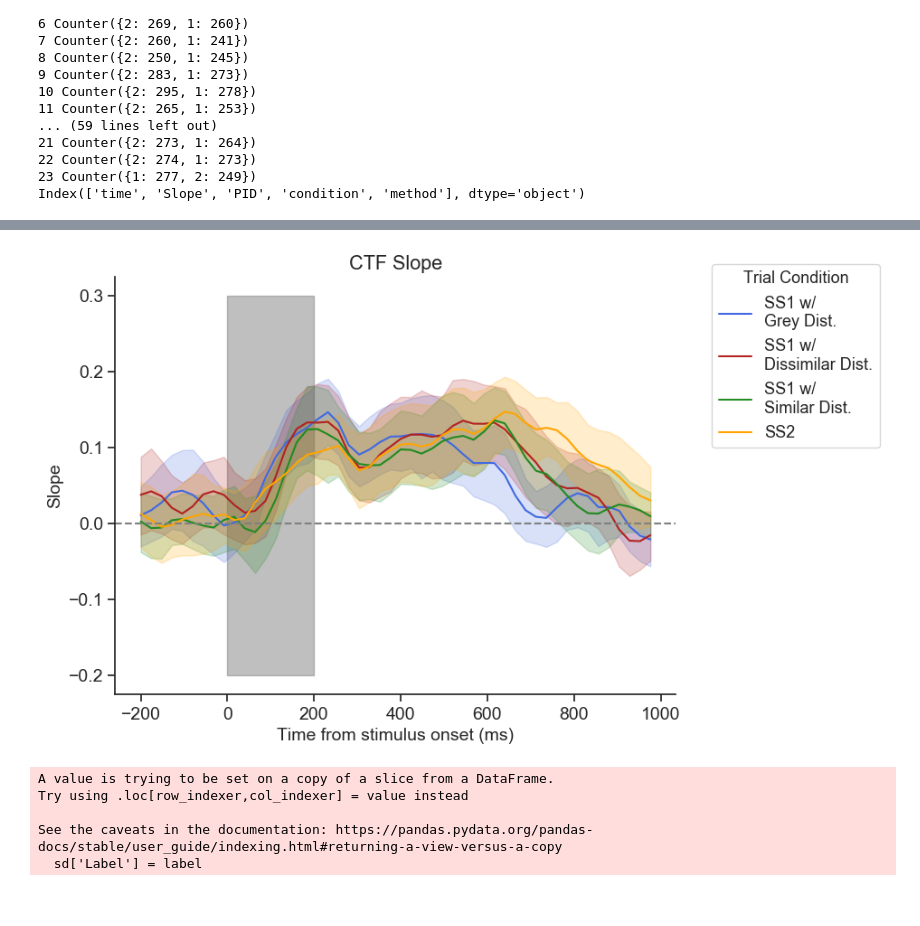
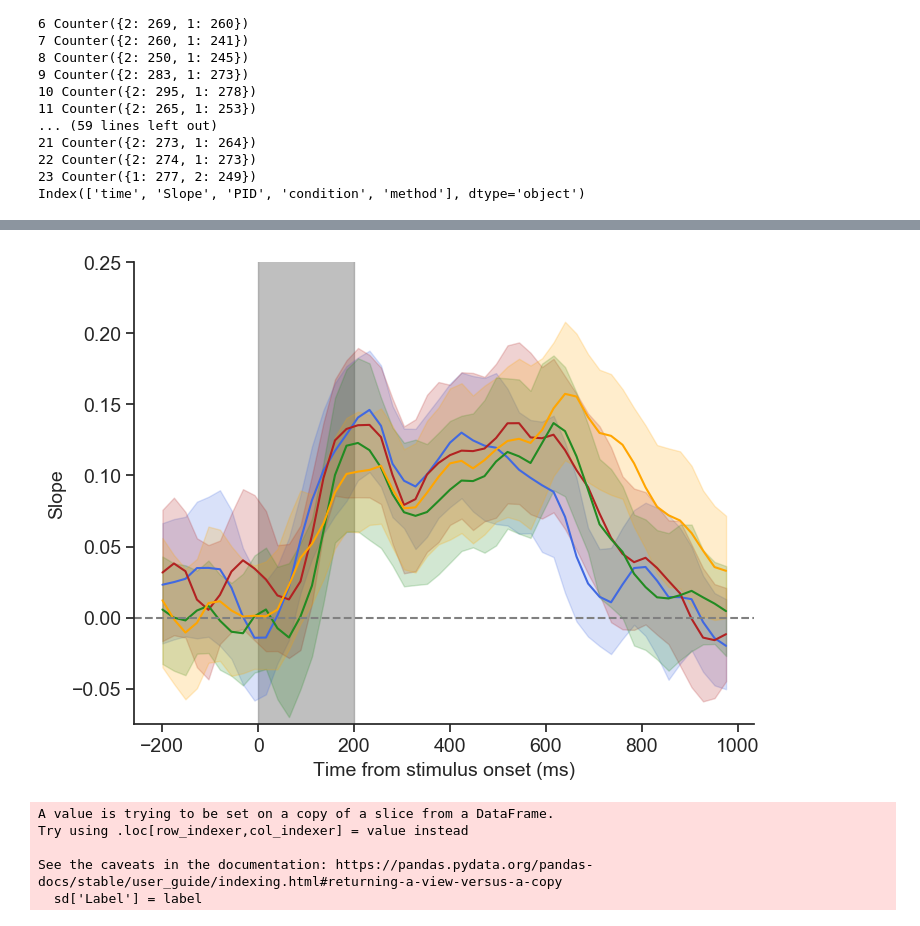
Before and after one commit to WilliamThyer/Dissociating-Spatial-and-Item-Based-Attention, a Jupyter notebook: Discus/analysis/IEM.ipynb, the cells around one changed output, grey strips where cells are left out. Cells and saved outputs as stored; diff of their text form; code cells hidden in the pictures.

```diff
--- a/Discus/analysis/IEM.ipynb
+++ b/Discus/analysis/IEM.ipynb
@@ -469,37 +472,35 @@ df.head()
 # %%
 plt.close()
 colors = ['royalblue', 'firebrick', 'forestgreen', 'orange']
-# colors = [colors[3]]
 
 sd = df.query('method=="Observed"').reset_index()
-# sd = sd.query('condition=="ss2"')
 
 fig,ax =plt.subplots(figsize=(8,6))
-stim_lower = -.2
-stim_upper = .3
+stim_lower = -1
+stim_upper = 1
 ax.fill_between([0,200], [stim_lower, stim_lower], [
                 stim_upper, stim_upper], color='gray', alpha=.5)
-ax = sns.lineplot(x='time', y='Slope', hue='condition',  data=sd, palette=colors,hue_order=['ss1_vdis','ss1_dis','ss1_sim','ss2'])
-# ax = sns.lineplot(x='time', y='Slope', hue='condition',  data=sd, palette=colors)
+ax = sns.lineplot(x='time', y='Slope', hue='condition',  data=sd, palette=colors,hue_order=['ss1_vdis','ss1_dis','ss1_sim','ss2'],legend=False)
 ax.axhline(y=0, color='grey', linestyle='--')
 
 # aesthetics
 ax.spines['right'].set_visible(False)
 ax.spines['top'].set_visible(False)
 ax.yaxis.set_ticks_position('left')
 ax.xaxis.set_ticks_position('bottom')
 ax.set_xlabel('Time from stimulus onset (ms)',fontsize=14)
 ax.set_ylabel('Slope',fontsize=14)
 plt.setp(ax.get_xticklabels(), fontsize=14)
 plt.setp(ax.get_yticklabels(), fontsize=14)
-labels = ['SS1 w/\nGrey Dist.','SS1 w/\nDissimilar Dist.','SS1 w/\nSimilar Dist.','SS2']
-# labels = ['SS2']
-leg = ax.legend(title='Trial Condition',labels=labels,fontsize=13,bbox_to_anchor=(1.05, 1.05))
-plt.setp(leg.get_title(),fontsize=13)
-plt.title('CTF Slope')
-plt.savefig('output/figures/iem_slope.png',dpi=500,bbox_inches='tight')
+labels = ['1 (very dissimilar)','1 (dissimilar)','1 similar','2']
+# leg = ax.legend(title='Trial Condition',labels=labels,fontsize=13,bbox_to_anchor=(1.35,1))
+# plt.setp(leg.get_title(),fontsize=13)
+plt.ylim(-.075,.25)
+# plt.title('CTF Slope')
+plt.savefig('output/figures/ctf_slope.png',dpi=500,bbox_inches='tight')
+plt.savefig('output/figures/ctf_slope.pdf',dpi=500,bbox_inches='tight')
 
 plt.show()
 # %% [output]
-[figure, old version]
+[figure, new version]
 # %%
```
Also changed, not shown: parts of 12 cells of this notebook, 11 other files.
